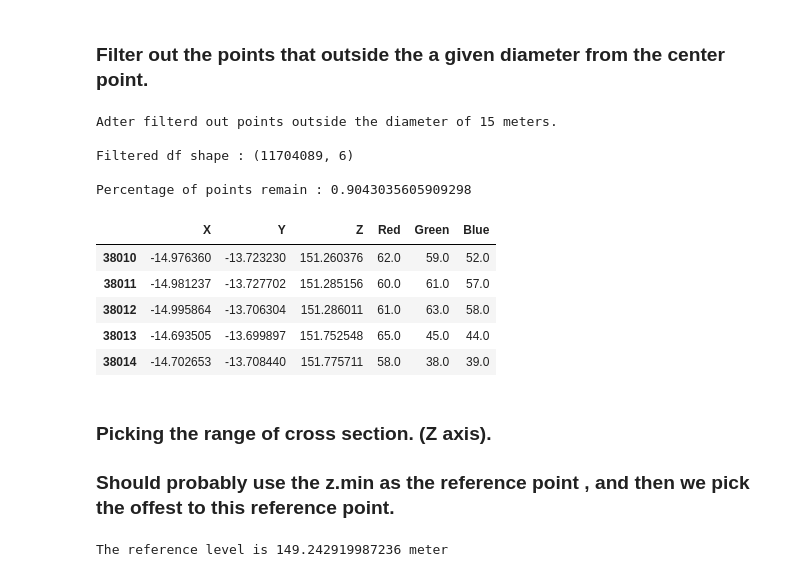
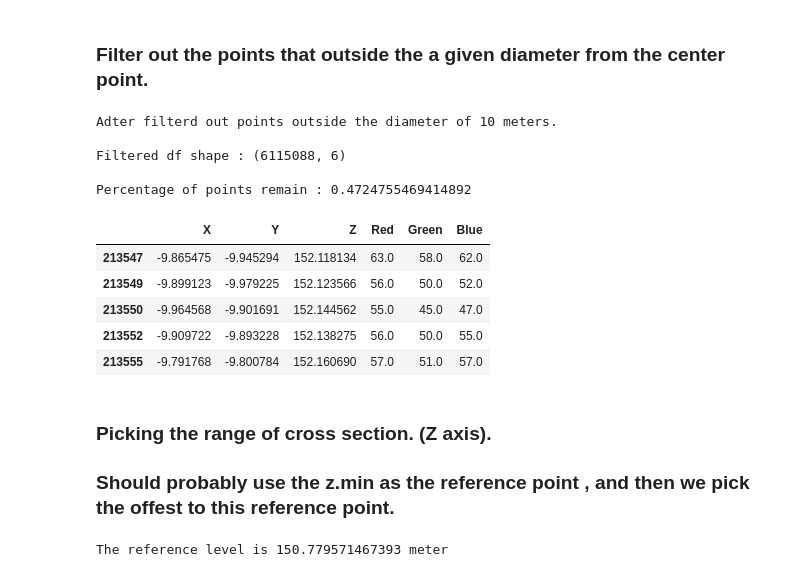
Before and after one commit to iknow1988/MAMIF, a Jupyter notebook: Preprocessing For cross-section.ipynb, the cells around one changed output. Cells and saved outputs as stored; diff of their text form; code cells hidden in the pictures.

```diff
--- a/Preprocessing For cross-section.ipynb
+++ b/Preprocessing For cross-section.ipynb
@@ -96,30 +96,30 @@ Z: min: 83.664756746465 meters   max: 305.477813752406 meters
 # %% [markdown]
 ### Filter out the points that outside the a given diameter from the center point.
 # %%
-DIAMETER_OF_INTEREST = 15
+DIAMETER_OF_INTEREST = 10
 
 D = DIAMETER_OF_INTEREST
 df_filtered = df[(df['X'] <= D) & (df['X'] >= -D) & (df['Y'] <= D) & (df['Y'] >= -D)]
 
 print("Adter filterd out points outside the diameter of {} meters.\n".format(DIAMETER_OF_INTEREST))
 
 print("Filtered df shape : {}\n".format(df_filtered.shape))
 
 print("Percentage of points remain : {}\n".format(df_filtered.shape[0] / df.shape[0]))
 
 df_filtered.head()
 # %% [output]
-Adter filterd out points outside the diameter of 15 meters.
+Adter filterd out points outside the diameter of 10 meters.
 
-Filtered df shape : (11704089, 6)
+Filtered df shape : (6115088, 6)
 
-Percentage of points remain : 0.9043035605909298
+Percentage of points remain : 0.4724755469414892
 |  | X | Y | Z | Red | Green | Blue |
-| 38010 | -14.976360 | -13.723230 | 151.260376 | 62.0 | 59.0 | 52.0 |
-| 38011 | -14.981237 | -13.727702 | 151.285156 | 60.0 | 61.0 | 57.0 |
-| 38012 | -14.995864 | -13.706304 | 151.286011 | 61.0 | 63.0 | 58.0 |
-| 38013 | -14.693505 | -13.699897 | 151.752548 | 65.0 | 45.0 | 44.0 |
-| 38014 | -14.702653 | -13.708440 | 151.775711 | 58.0 | 38.0 | 39.0 |
+| 213547 | -9.865475 | -9.945294 | 152.118134 | 63.0 | 58.0 | 62.0 |
+| 213549 | -9.899123 | -9.979225 | 152.123566 | 56.0 | 50.0 | 52.0 |
+| 213550 | -9.964568 | -9.901691 | 152.144562 | 55.0 | 45.0 | 47.0 |
+| 213552 | -9.909722 | -9.893228 | 152.138275 | 56.0 | 50.0 | 55.0 |
+| 213555 | -9.791768 | -9.800784 | 152.160690 | 57.0 | 51.0 | 57.0 |
 # %%
 def points_within_diameters(df , diameter ):
     """
@@ -151,10 +151,10 @@ z_min = df_filtered['Z'].min()
 
 print("The reference level is {} meter ".format(z_min))
 # Picking the range of cross section. (Z axis).
-CROSS_SECTION_MIN = 1.5 + z_min
-CROSS_SECTION_MAX = 3 + z_min
+CROSS_SECTION_MIN = 4 + z_min
+CROSS_SECTION_MAX = 6 + z_min
 # %% [output]
-The reference level is 149.242919987236 meter
+The reference level is 150.779571467393 meter
 # %%
 
 df_z_filtered = df_filtered[(df_filtered['Z'] >= CROSS_SECTION_MIN) &
```
Also changed, not shown: parts of 6 cells of this notebook.
